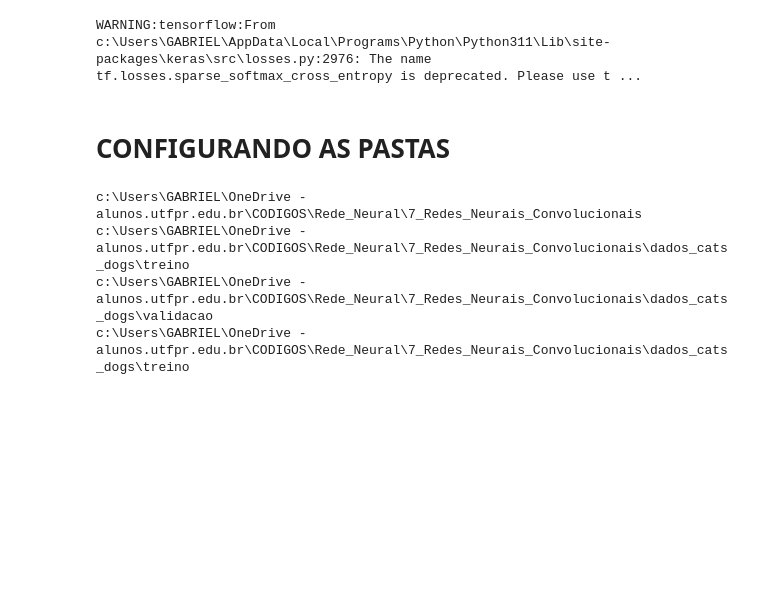
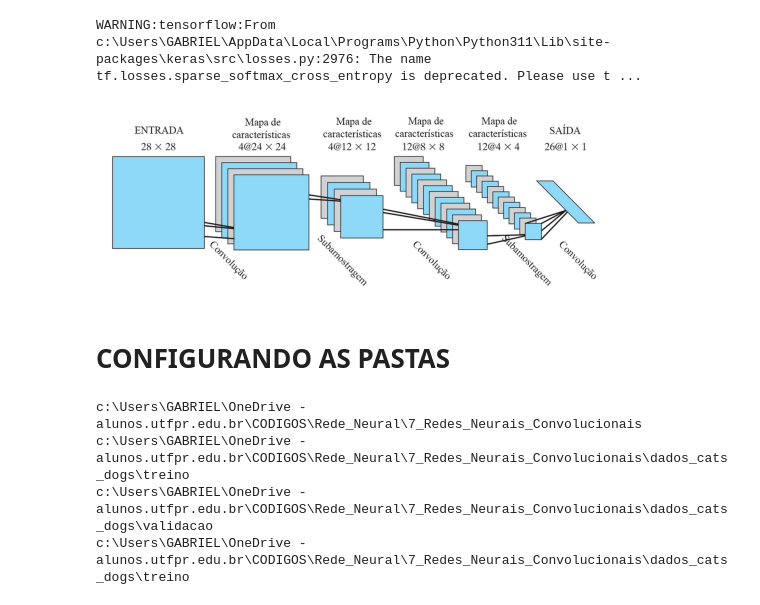
Before and after one commit to GabrielMaurinaAmaral/Rede_Neural, a Jupyter notebook: 7_Redes_Neurais_Convolucionais/Dogs_Cats.ipynb, the cells around one changed output. Drawn from its saved outputs; the diff is of its cells as text; code cells hidden in the pictures; blank space fills up the shorter version.

```diff
--- a/7_Redes_Neurais_Convolucionais/Dogs_Cats.ipynb
+++ b/7_Redes_Neurais_Convolucionais/Dogs_Cats.ipynb
@@ -9,6 +9,15 @@ from tensorflow.keras.callbacks import ModelCheckpoint
 import matplotlib.pyplot as plt
 # %% [output]
 WARNING:tensorflow:From c:\Users\GABRIEL\AppData\Local\Programs\Python\Python311\Lib\site-packages\keras\src\losses.py:2976: The name tf.losses.sparse_softmax_cross_entropy is deprecated. Please use t ...
+# %%
+import matplotlib.image as img
+
+imagem = img.imread('1.png')
+plt.imshow(imagem)
+plt.axis('off')
+plt.show()
+# %% [output]
+[figure, added]
 # %% [markdown]
 # CONFIGURANDO AS PASTAS
 # %%
```
Also changed, not shown: 36 other files.
